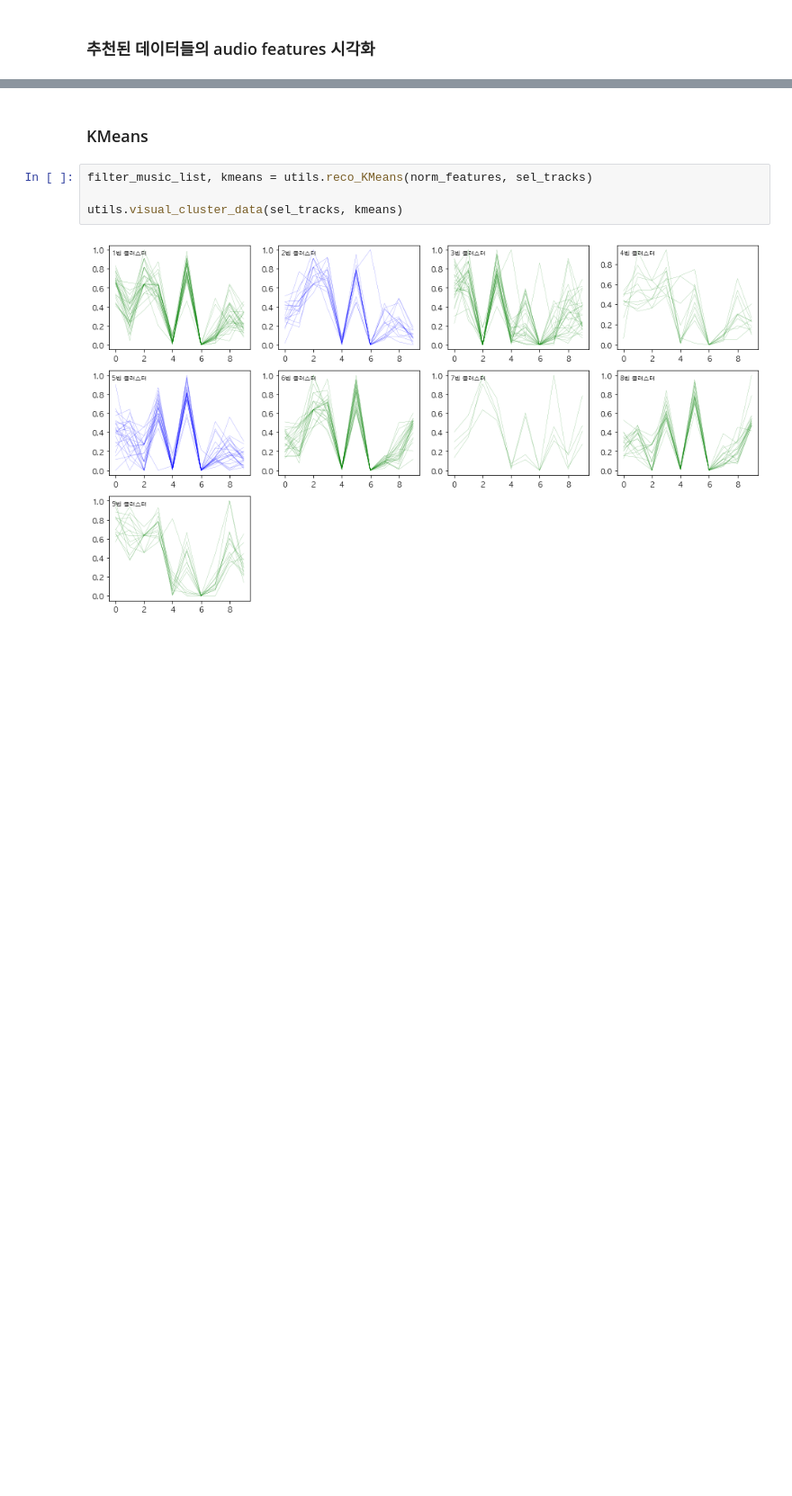
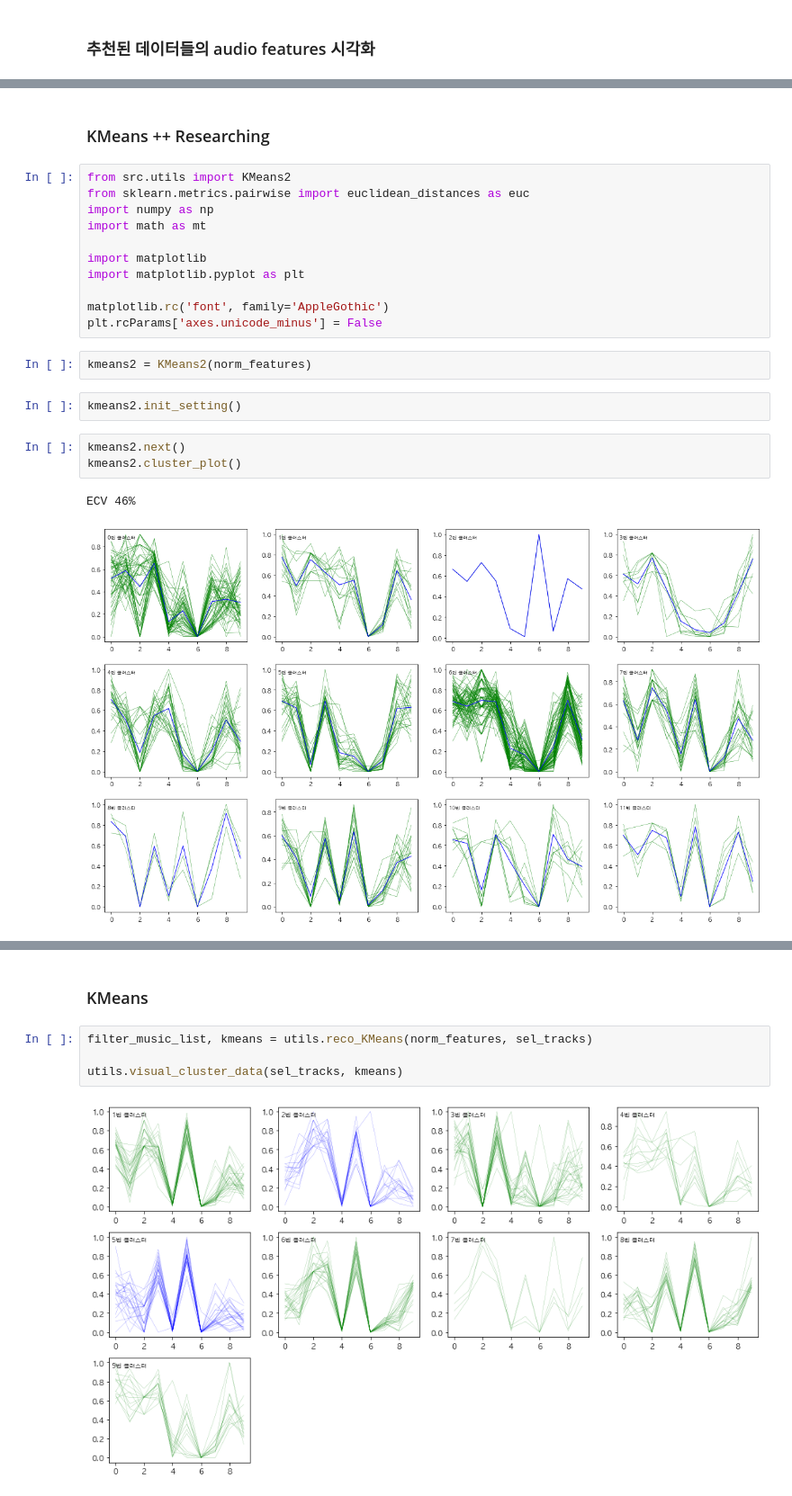
Before and after one commit to formegusto/research-muletter, a Jupyter notebook: pt1. MuLetter Service Researching.ipynb, the cells around one changed output, grey strips where cells are left out. Shown at 90% size. Cells and saved outputs as stored; diff of their text form; blank space fills up the shorter version.

Commit message:
update : new kmeans++ init

```diff
--- a/pt1. MuLetter Service Researching.ipynb
+++ b/pt1. MuLetter Service Researching.ipynb
@@ -98,0 +101,23 @@ utils.visual_norm_data(sel_tracks, norm_features)
+# %% [markdown]
+### KMeans ++ Researching
+# %%
+from src.utils import KMeans2
+from sklearn.metrics.pairwise import euclidean_distances as euc
+import numpy as np
+import math as mt
+
+import matplotlib
+import matplotlib.pyplot as plt
+
+matplotlib.rc('font', family='AppleGothic')
+plt.rcParams['axes.unicode_minus'] = False
+# %%
+kmeans2 = KMeans2(norm_features)
+# %%
+kmeans2.init_setting()
+# %%
+kmeans2.next()
+kmeans2.cluster_plot()
+# %% [output]
+ECV 46%
+[figure, added]
```
Also changed, not shown: parts of 9 cells of this notebook, 3 other files.
